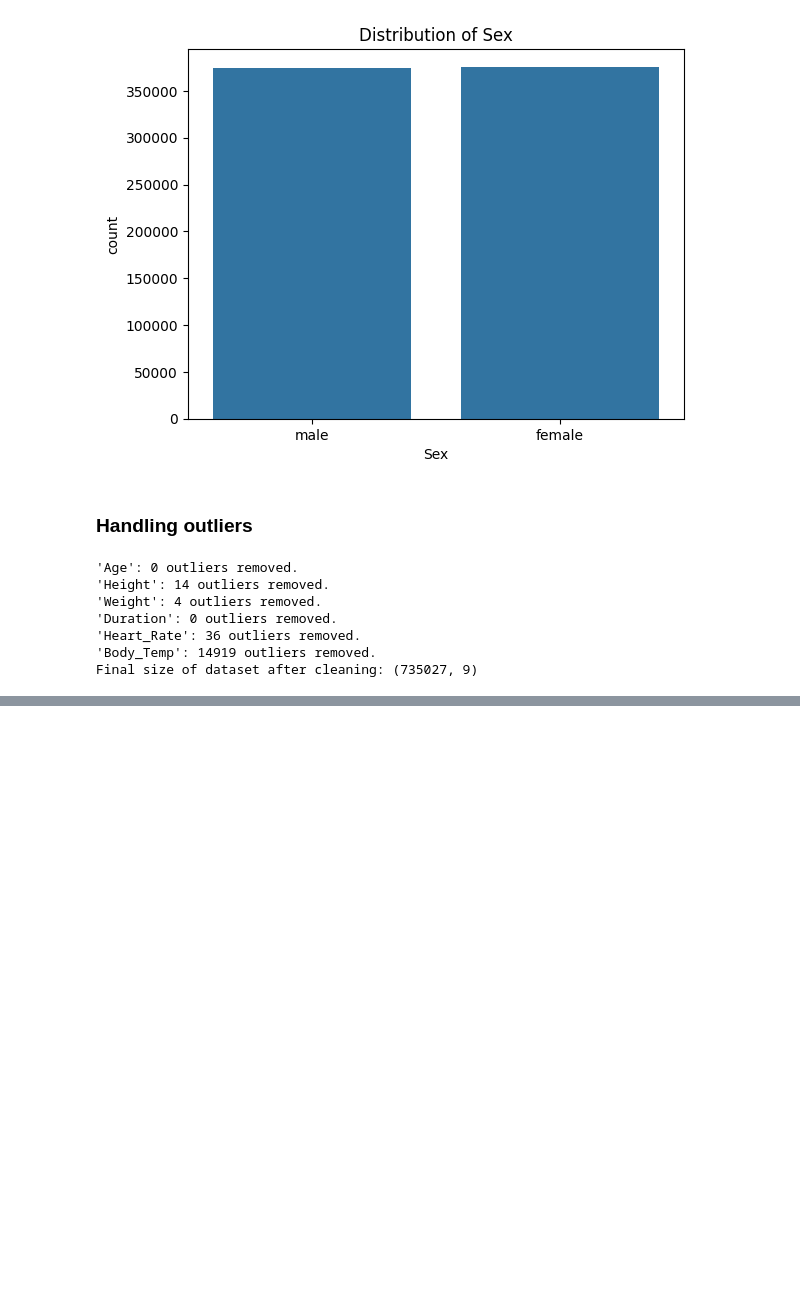
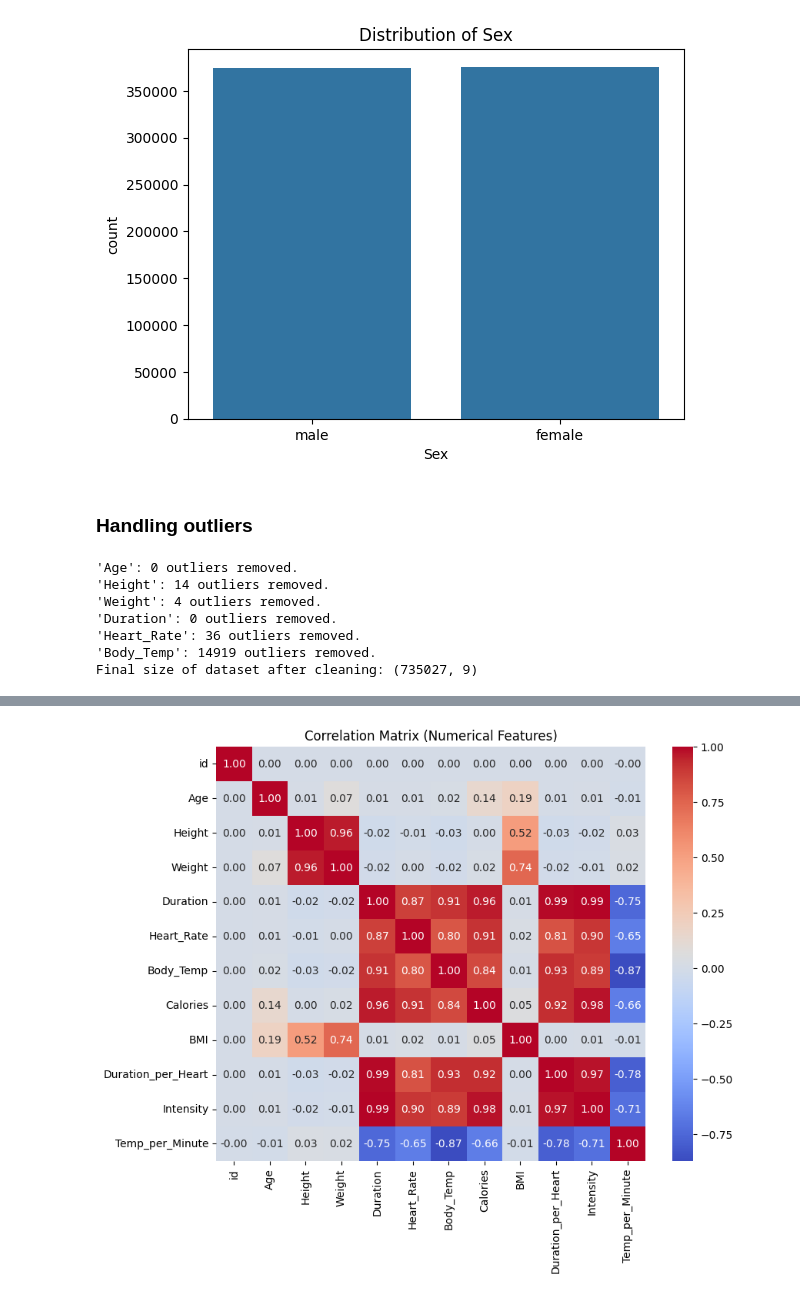
Before and after one commit to duynguyen260406-source/Python-Project, a Jupyter notebook: ml.ipynb, the cells around one changed output, grey strips where cells are left out. Saved outputs shown, nothing was run; the diff lists cells and outputs as text; code cells hidden in the pictures; blank space fills up the shorter version.

```diff
--- a/ml.ipynb
+++ b/ml.ipynb
@@ -148,0 +201,9 @@ Final size of dataset after cleaning: (735027, 9)
+# %%
+#Heat Map
+num_cols = train.select_dtypes(include=["int64","float64"]).columns
+plt.figure(figsize=(9,7))
+sns.heatmap(train_clean[num_cols].corr(numeric_only=True), annot=True, cmap="coolwarm", fmt=".2f")
+plt.title("Correlation Matrix (Numerical Features)")
+plt.show()
+# %% [output]
+[figure, added]
```
Also changed, not shown: parts of 6 cells of this notebook.
